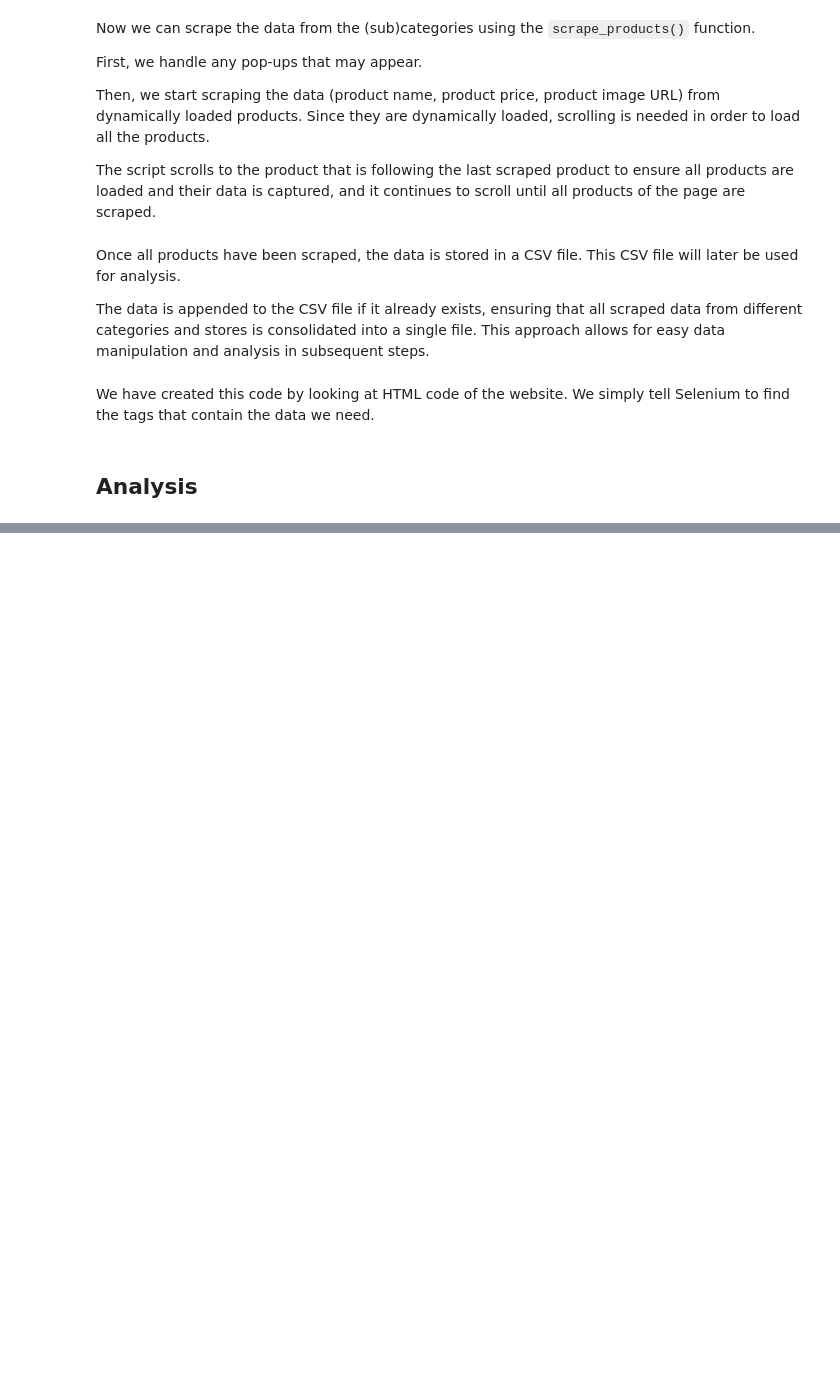
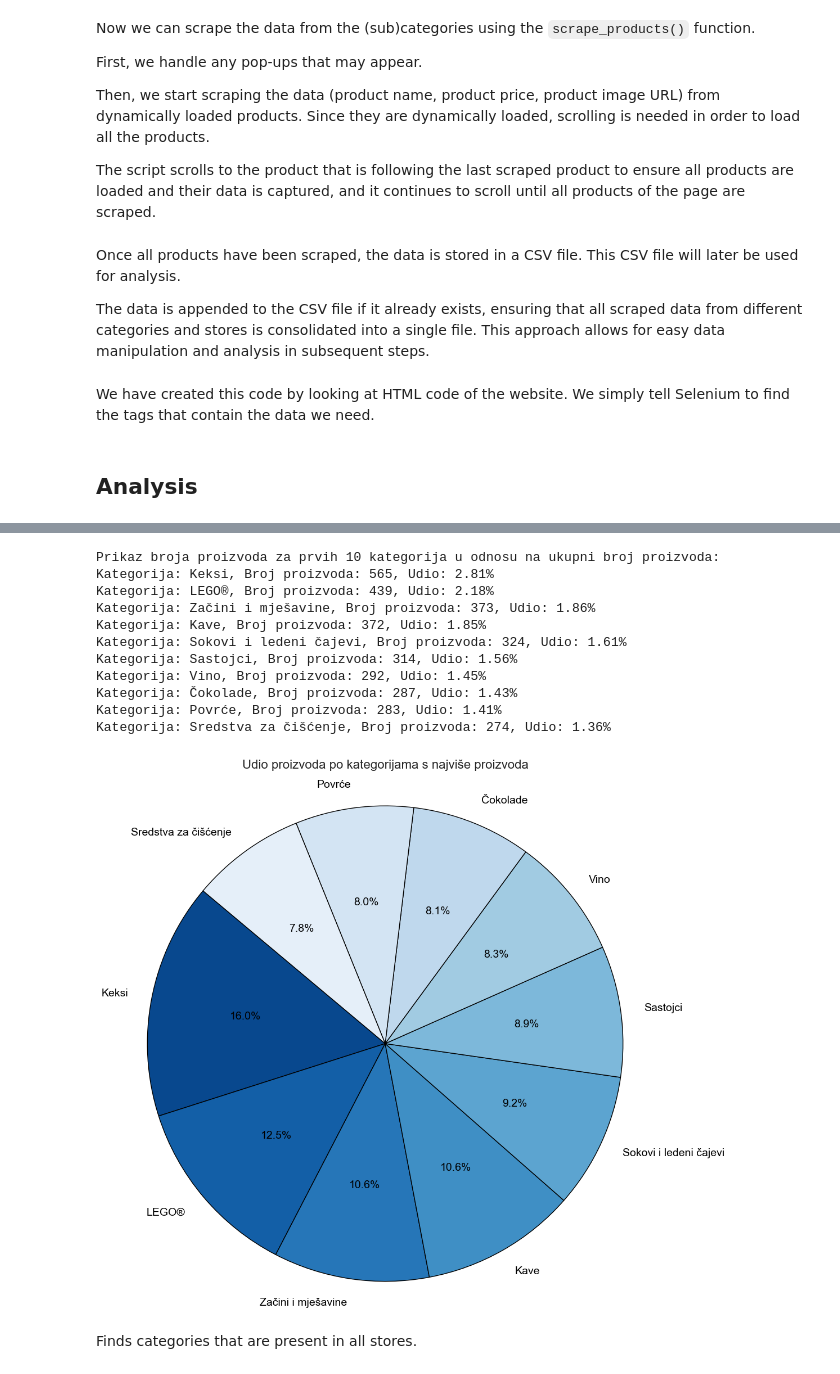
Before and after one commit to abotica/data-science-notebook, a Jupyter notebook: project.ipynb, the cells around one changed output, grey strips where cells are left out. Cells and saved outputs as stored; diff of their text form; code cells hidden in the pictures; blank space fills up the shorter version.

```diff
--- a/project.ipynb
+++ b/project.ipynb
@@ -328,0 +472,5 @@ After successfully scraping the data we created a CSV file containing the data f
+# %%
+categories = df['Category'].unique()
+print("Postojeće kategorije proizvoda:")
+for category in categories:
+    print(category)
@@ -328,0 +685,42 @@ After successfully scraping the data we created a CSV file containing the data f
+# %%
+import matplotlib.pyplot as plt
+import seaborn as sns
+
+# Get the top 10 categories with the most products
+top_10_categories = category_counts.nlargest(10)
+
+# Calculate the percentage of products for each top category
+top_10_category_percentages = (top_10_categories / total_products) * 100
+
+# Print the number of products each top category has in relation to the total number of products
+print("Prikaz broja proizvoda za prvih 10 kategorija u odnosu na ukupni broj proizvoda:")
+for category, count in top_10_categories.items():
+    percentage = top_10_category_percentages[category]
+    print(f"Kategorija: {category}, Broj proizvoda: {count}, Udio: {percentage:.2f}%")
+
+# Define a color palette and reverse it
+colors = sns.color_palette("Blues", len(top_10_categories))[::-1]
+
+# Plot a pie chart
+plt.figure(figsize=(12, 12))
+plt.title('Udio proizvoda po kategorijama s najviše proizvoda', pad=20, fontsize=16)
+plt.pie(top_10_category_percentages, labels=top_10_categories.index, autopct='%1.1f%%', startangle=140, colors=colors,
+        textprops={'fontsize': 14, 'color': 'black'}, wedgeprops={'edgecolor': 'black'})
+
+plt.axis('equal')  # Equal aspect ratio ensures that pie is drawn as a circle.
+plt.show()
+# %% [output]
+Prikaz broja proizvoda za prvih 10 kategorija u odnosu na ukupni broj proizvoda:
+Kategorija: Keksi, Broj proizvoda: 565, Udio: 2.81%
+Kategorija: LEGO®, Broj proizvoda: 439, Udio: 2.18%
+Kategorija: Začini i mješavine, Broj proizvoda: 373, Udio: 1.86%
+Kategorija: Kave, Broj proizvoda: 372, Udio: 1.85%
+Kategorija: Sokovi i ledeni čajevi, Broj proizvoda: 324, Udio: 1.61%
+Kategorija: Sastojci, Broj proizvoda: 314, Udio: 1.56%
+Kategorija: Vino, Broj proizvoda: 292, Udio: 1.45%
+Kategorija: Čokolade, Broj proizvoda: 287, Udio: 1.43%
+Kategorija: Povrće, Broj proizvoda: 283, Udio: 1.41%
+Kategorija: Sredstva za čišćenje, Broj proizvoda: 274, Udio: 1.36%
+[figure, added]
+# %% [markdown]
+Finds categories that are present in all stores.
```
Also changed, not shown: parts of 45 cells of this notebook, 1 other file.
